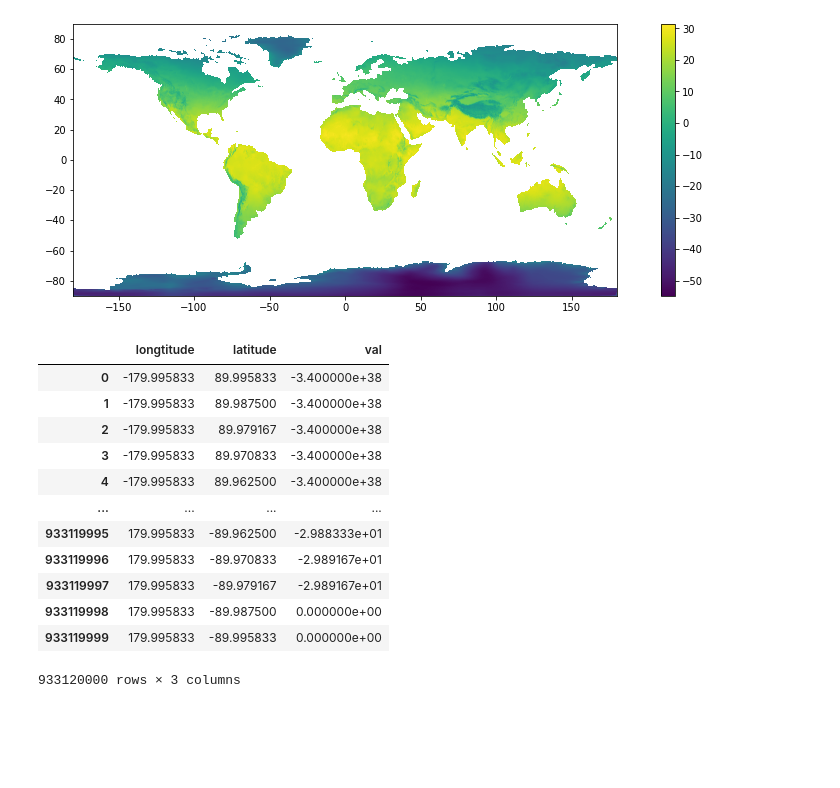
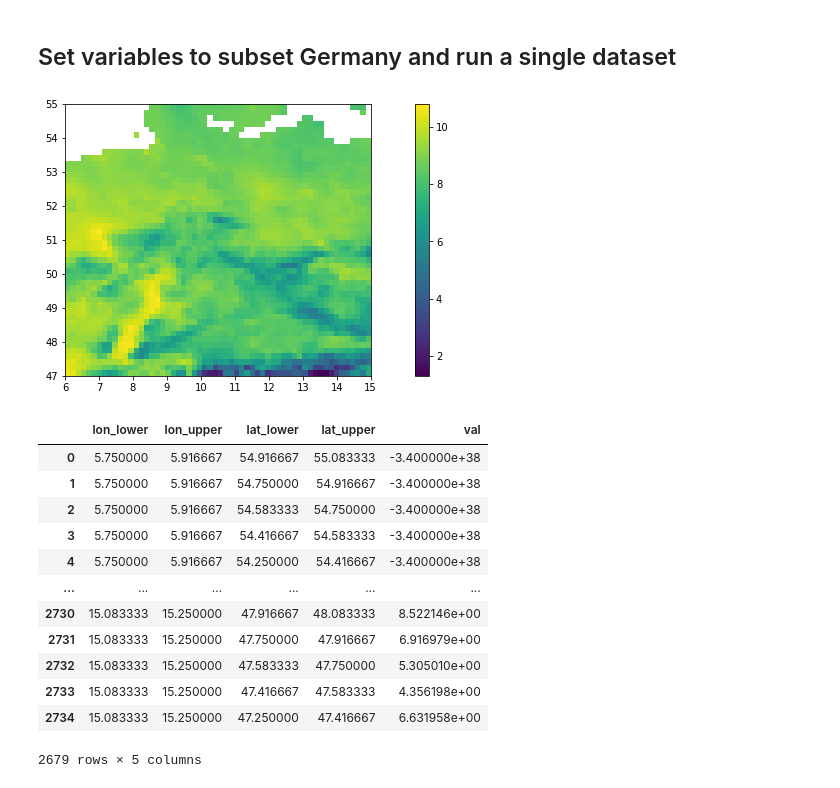
Before and after one commit to TmtStss/biodiversipy, a Jupyter notebook: notebooks/get_worldclim_MVK.ipynb, the cells around one changed output. Saved outputs shown, nothing was run; the diff lists cells and outputs as text; code cells hidden in the pictures; blank space fills up the shorter version.

Commit message:
Cleaning and merging worldclim data - saved as .py file

```diff
--- a/notebooks/get_worldclim_MVK.ipynb
+++ b/notebooks/get_worldclim_MVK.ipynb
@@ -9,0 +10,2 @@ import os
+# %% [markdown]
+## Set variables to subset Germany and run a single dataset
@@ -10,7 +26,21 @@ import os
 # %%
-def get_worldclim_data(file_path, plot=False):
+def get_worldclim_data(file_path, plot=False, coords=False, val='val'):
+    '''
+    Function for cleaning one of the 19 worldclim datasets.
+    '''
     dataarray = rxr.open_rasterio(file_path)
     df = dataarray[0].to_pandas()
+
+    if coords:
+        # subsetting based on coords dictionary
+        subset_lon = np.logical_and(df.columns >= coords['lon_lower'],
+                                    df.columns <= coords['lon_upper'])
+
+        subset_lat = np.logical_and(df.index   >= coords['lat_lower'],
+                                    df.index   <= coords['lat_upper'])
+
+        df = df.iloc[subset_lat, subset_lon]
+
 
     if plot:
         fig, ax = plt.subplots(figsize=(16, 5))
@@ -34,24 +64,38 @@ def get_worldclim_data(file_path, plot=False):
 
     df = df.unstack(level=-1)
     df = df.reset_index()
-    df.columns = ['longtitude', 'latitude', 'val']
+    df.columns = ['lon_lower', 'lat_upper', val]
+
+    # Getting upper and lower bounds of boxes
+    lon_df = pd.DataFrame({'lon_lower': sorted(df['lon_lower'].unique())})
+    lon_df['lon_upper'] = lon_df['lon_lower'].shift(-1)
+
+    lat_df = pd.DataFrame({'lat_upper': sorted(df['lat_upper'].unique(), reverse=True)})
+    lat_df['lat_lower'] = lat_df['lat_upper'].shift(-1)
+    lat_df
+
+    df = df.merge(lon_df, how='left')
+    df = df.merge(lat_df, how='left')
+
+    df = df[['lon_lower', 'lon_upper', 'lat_lower', 'lat_upper', val]]
+
+    df.dropna(inplace=True)
+
     return df
-# %%
-file_path = '../raw_data/wc2.1_30s_bio/wc2.1_30s_bio_1.tif'
 # %%
-get_worldclim_data(file_path, plot=True)
+get_worldclim_data(file_path, plot=True, coords=coords_germany)
 # %% [output]
-[figure, old version]
+[figure, new version]
-|  | longtitude | latitude | val |
-| 0 | -179.995833 | 89.995833 | -3.400000e+38 |
-| 1 | -179.995833 | 89.987500 | -3.400000e+38 |
-| 2 | -179.995833 | 89.979167 | -3.400000e+38 |
-| 3 | -179.995833 | 89.970833 | -3.400000e+38 |
-| 4 | -179.995833 | 89.962500 | -3.400000e+38 |
-| ... | ... | ... | ... |
-| 933119995 | 179.995833 | -89.962500 | -2.988333e+01 |
-| 933119996 | 179.995833 | -89.970833 | -2.989167e+01 |
-| 933119997 | 179.995833 | -89.979167 | -2.989167e+01 |
-| 933119998 | 179.995833 | -89.987500 | 0.000000e+00 |
-| 933119999 | 179.995833 | -89.995833 | 0.000000e+00 |
+|  | lon_lower | lon_upper | lat_lower | lat_upper | val |
+| 0 | 5.750000 | 5.916667 | 54.916667 | 55.083333 | -3.400000e+38 |
+| 1 | 5.750000 | 5.916667 | 54.750000 | 54.916667 | -3.400000e+38 |
+| 2 | 5.750000 | 5.916667 | 54.583333 | 54.750000 | -3.400000e+38 |
+| 3 | 5.750000 | 5.916667 | 54.416667 | 54.583333 | -3.400000e+38 |
+| 4 | 5.750000 | 5.916667 | 54.250000 | 54.416667 | -3.400000e+38 |
+| ... | ... | ... | ... | ... | ... |
+| 2730 | 15.083333 | 15.250000 | 47.916667 | 48.083333 | 8.522146e+00 |
+| 2731 | 15.083333 | 15.250000 | 47.750000 | 47.916667 | 6.916979e+00 |
+| 2732 | 15.083333 | 15.250000 | 47.583333 | 47.750000 | 5.305010e+00 |
+| 2733 | 15.083333 | 15.250000 | 47.416667 | 47.583333 | 4.356198e+00 |
+| 2734 | 15.083333 | 15.250000 | 47.250000 | 47.416667 | 6.631958e+00 |
-933120000 rows × 3 columns
+2679 rows × 5 columns
```
Also changed, not shown: parts of 11 cells of this notebook, 1 other file.
